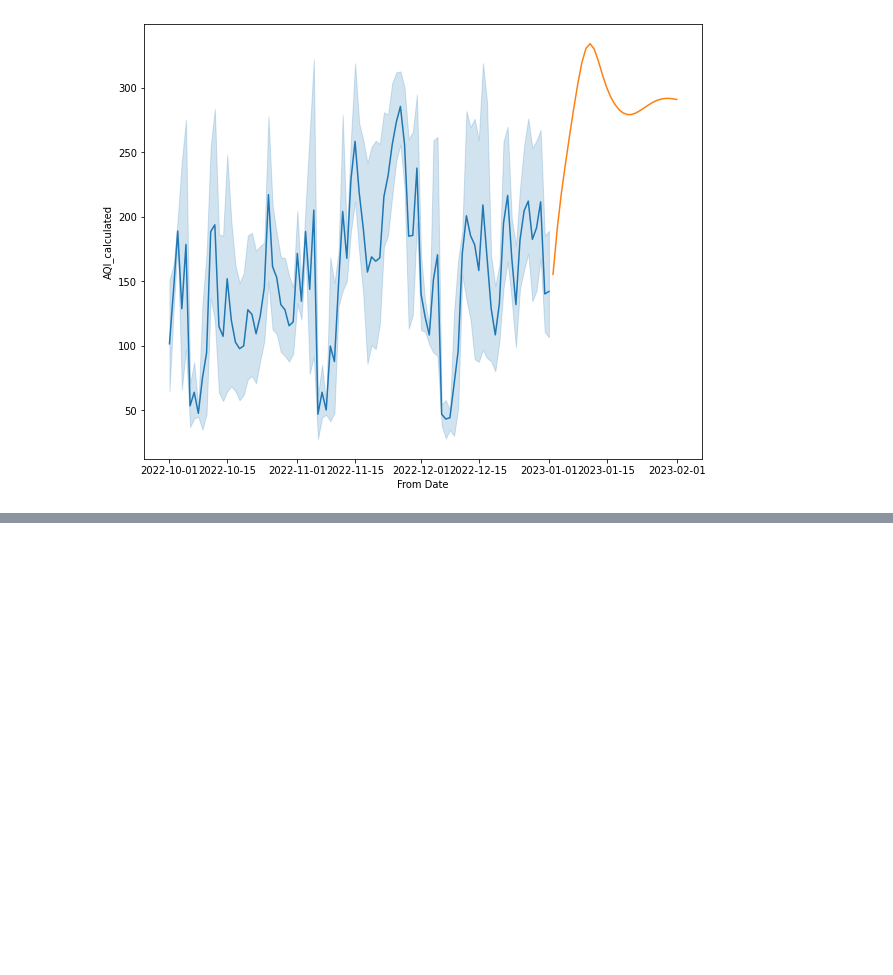
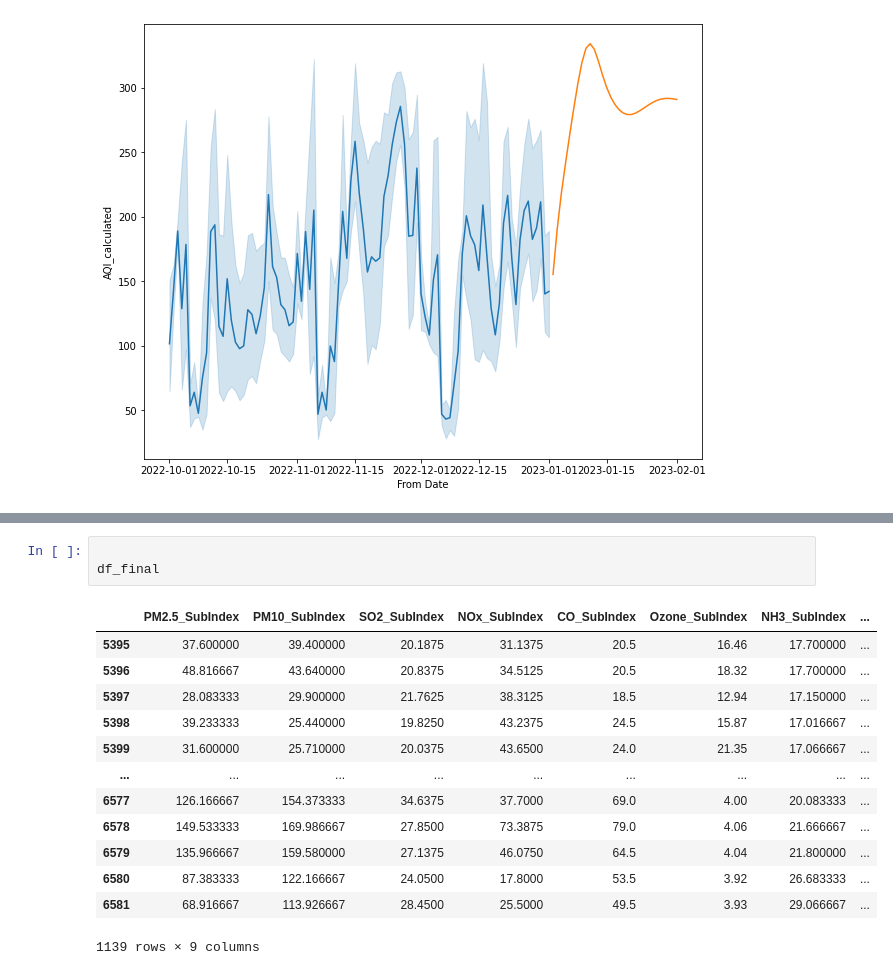
Before and after one commit to Anurag1902/Mumbai-AQI-Forecast, a Jupyter notebook: Mumbai_AQI_Projection.ipynb, the cells around one changed output, grey strips where cells are left out. Drawn from its saved outputs; the diff is of its cells as text; blank space fills up the shorter version.

```diff
--- a/Mumbai_AQI_Projection.ipynb
+++ b/Mumbai_AQI_Projection.ipynb
@@ -639,0 +805,17 @@ See the caveats in the documentation: https://pandas.pydata.org/pandas-docs/stab
+# %%
+
+df_final
+# %% [output]
+|  | PM2.5_SubIndex | PM10_SubIndex | SO2_SubIndex | NOx_SubIndex | CO_SubIndex | Ozone_SubIndex | NH3_SubIndex | ... |
+| 5395 | 37.600000 | 39.400000 | 20.1875 | 31.1375 | 20.5 | 16.46 | 17.700000 | ... |
+| 5396 | 48.816667 | 43.640000 | 20.8375 | 34.5125 | 20.5 | 18.32 | 17.700000 | ... |
+| 5397 | 28.083333 | 29.900000 | 21.7625 | 38.3125 | 18.5 | 12.94 | 17.150000 | ... |
+| 5398 | 39.233333 | 25.440000 | 19.8250 | 43.2375 | 24.5 | 15.87 | 17.016667 | ... |
+| 5399 | 31.600000 | 25.710000 | 20.0375 | 43.6500 | 24.0 | 21.35 | 17.066667 | ... |
+| ... | ... | ... | ... | ... | ... | ... | ... | ... |
+| 6577 | 126.166667 | 154.373333 | 34.6375 | 37.7000 | 69.0 | 4.00 | 20.083333 | ... |
+| 6578 | 149.533333 | 169.986667 | 27.8500 | 73.3875 | 79.0 | 4.06 | 21.666667 | ... |
+| 6579 | 135.966667 | 159.580000 | 27.1375 | 46.0750 | 64.5 | 4.04 | 21.800000 | ... |
+| 6580 | 87.383333 | 122.166667 | 24.0500 | 17.8000 | 53.5 | 3.92 | 26.683333 | ... |
+| 6581 | 68.916667 | 113.926667 | 28.4500 | 25.5000 | 49.5 | 3.93 | 29.066667 | ... |
+1139 rows × 9 columns
```
Also changed, not shown: parts of 22 cells of this notebook.
